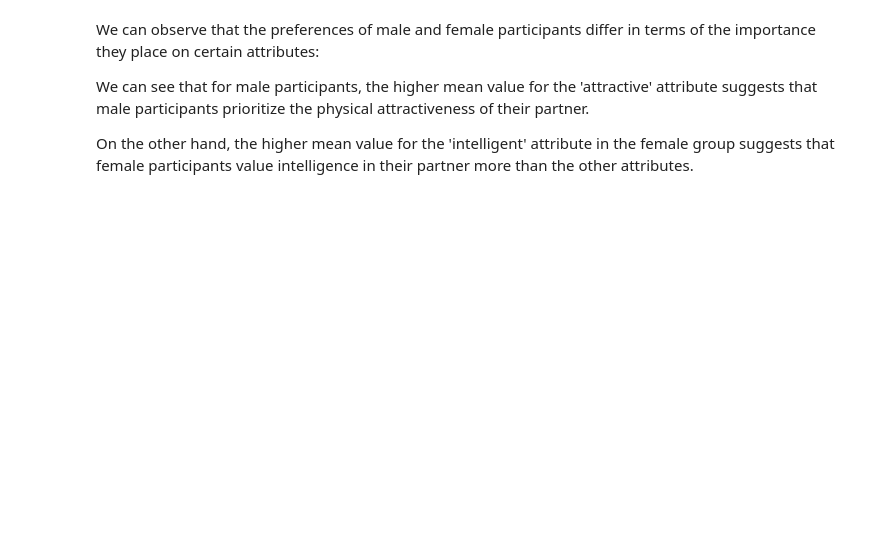
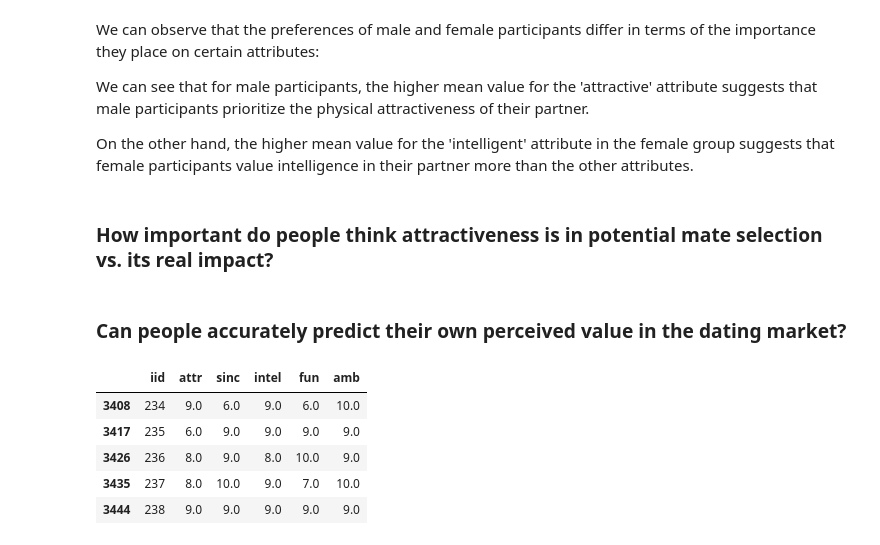
Before and after one commit to vchhauv/speed-dating, a Jupyter notebook: speed_dating.ipynb, the cells around one changed output. Drawn from its saved outputs; the diff is of its cells as text; code cells hidden in the pictures; blank space fills up the shorter version.

Commit message:
feat: Add own perceived value

```diff
--- a/speed_dating.ipynb
+++ b/speed_dating.ipynb
@@ -52,8 +67,8 @@ Length: 195, dtype: float64
 # %% [markdown]
 We can see that there are a lot of missing values in some columns, let's get ride of them if there are more than 50% value missing.
 # %%
-threshold = len(df) * 0.5
-# To get the names of the columns we are dropping
-dropped_columns = list(df.columns[df.isna().sum() >= threshold])
-df.dropna(axis=1, thresh=threshold, inplace=True)
+# threshold = len(df) * 0.60
+# # To get the names of the columns we are dropping
+# dropped_columns = list(df.columns[df.isna().sum() >= threshold])
+# df.dropna(axis=1, thresh=threshold, inplace=True)
 # %%
@@ -137,3 +150,24 @@ We can observe that the preferences of male and female participants differ in te
 We can see that for male participants, the higher mean value for the 'attractive' attribute suggests that male participants prioritize the physical attractiveness of their partner.
 
 On the other hand, the higher mean value for the 'intelligent' attribute in the female group suggests that female participants value intelligence in their partner more than the other attributes.
+# %% [markdown]
+### How important do people think attractiveness is in potential mate selection vs. its real impact?
+# %% [markdown]
+### Can people accurately predict their own perceived value in the dating market?
+# %%
+attributes_to_rename = {'attr5_1': 'attr', 'sinc5_1': 'sinc',
+                        'intel5_1': 'intel', 'fun5_1': 'fun',
+                        'amb5_1': 'amb'}
+
+own_values = df[["iid", "attr5_1", "sinc5_1", "intel5_1", "fun5_1", "amb5_1"]]
+own_values = own_values.rename(columns=attributes_to_rename)
+own_values = own_values.drop_duplicates()
+own_values = own_values.dropna(subset=own_values.columns.difference(['iid']))
+own_values.head()
+# %% [output]
+|  | iid | attr | sinc | intel | fun | amb |
+| 3408 | 234 | 9.0 | 6.0 | 9.0 | 6.0 | 10.0 |
+| 3417 | 235 | 6.0 | 9.0 | 9.0 | 9.0 | 9.0 |
+| 3426 | 236 | 8.0 | 9.0 | 8.0 | 10.0 | 9.0 |
+| 3435 | 237 | 8.0 | 10.0 | 9.0 | 7.0 | 10.0 |
+| 3444 | 238 | 9.0 | 9.0 | 9.0 | 9.0 | 9.0 |
```
Also changed, not shown: parts of 5 cells of this notebook.
